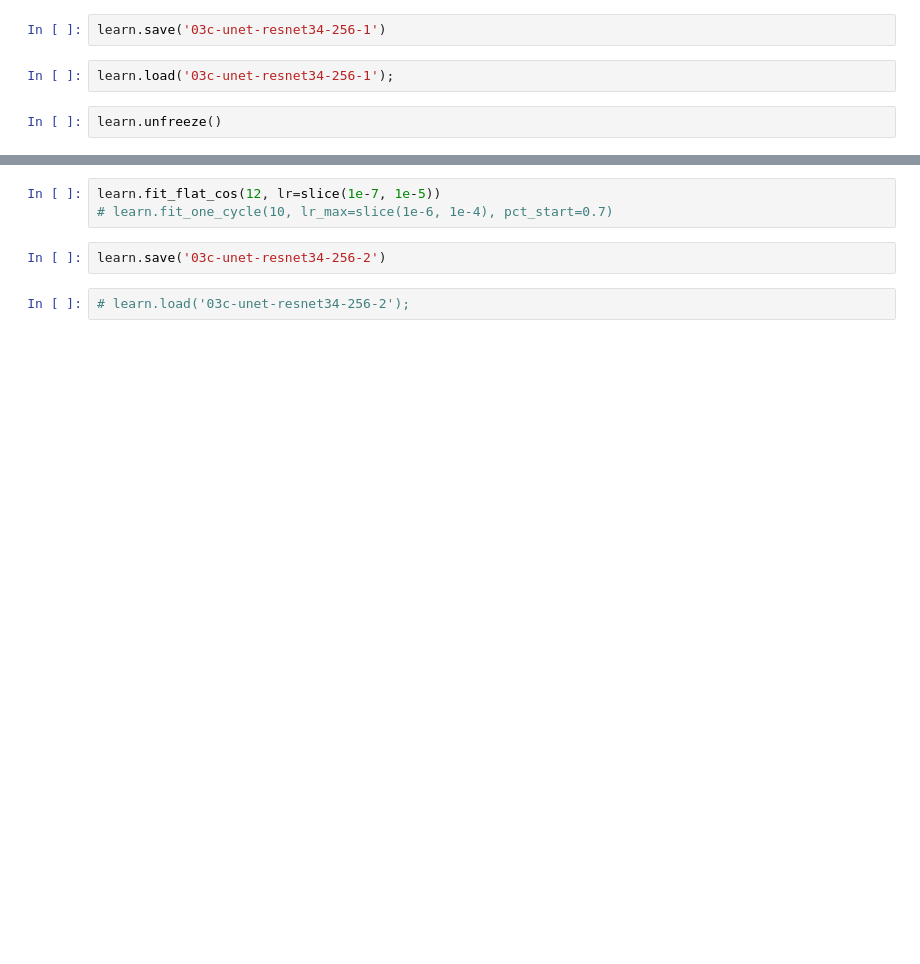
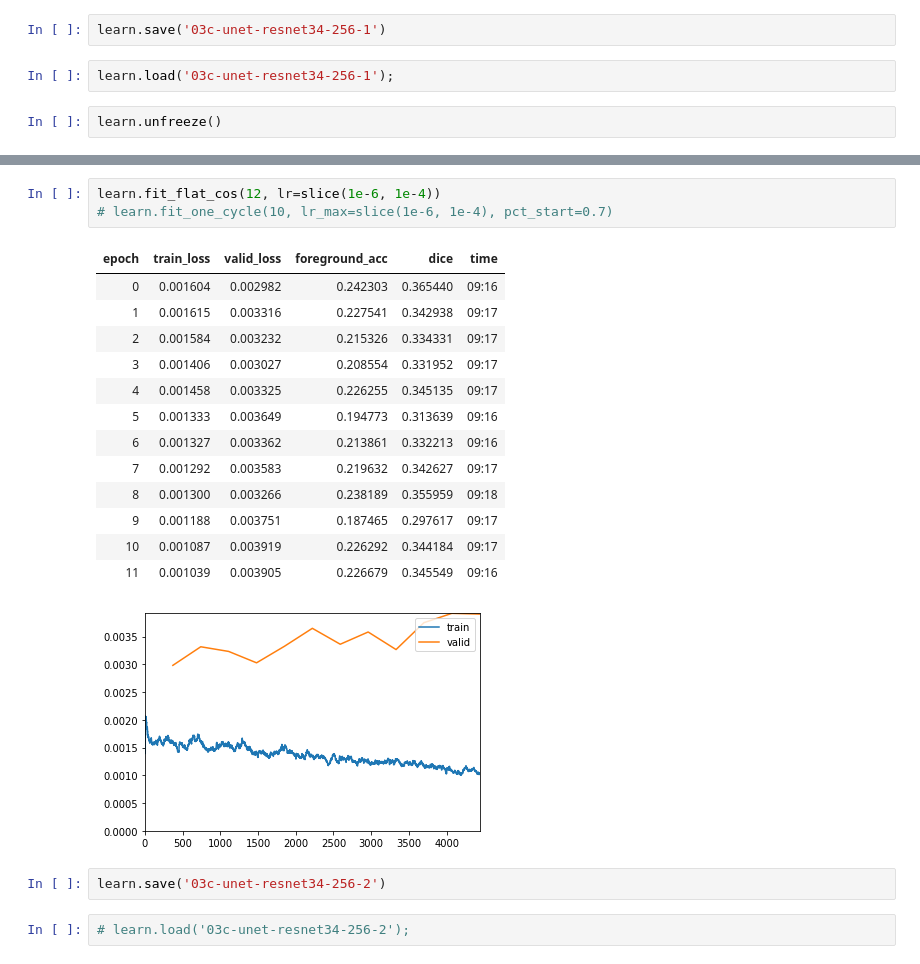
Before and after one commit to mrkcmd/bualabs, a Jupyter notebook: nbs/03c_image_segmentation_siim_acr_pneumothorax_fastai2.ipynb, the cells around one changed output, grey strips where cells are left out. Cells and saved outputs as stored; diff of their text form; blank space fills up the shorter version.

```diff
--- a/nbs/03c_image_segmentation_siim_acr_pneumothorax_fastai2.ipynb
+++ b/nbs/03c_image_segmentation_siim_acr_pneumothorax_fastai2.ipynb
@@ -563,6 +615,21 @@ learn.lr_find()
 # %%
-learn.fit_flat_cos(12, lr=slice(1e-7, 1e-5))
+learn.fit_flat_cos(12, lr=slice(1e-6, 1e-4))
 # learn.fit_one_cycle(10, lr_max=slice(1e-6, 1e-4), pct_start=0.7)
+# %% [output]
+| epoch | train_loss | valid_loss | foreground_acc | dice | time |
+| 0 | 0.001604 | 0.002982 | 0.242303 | 0.365440 | 09:16 |
+| 1 | 0.001615 | 0.003316 | 0.227541 | 0.342938 | 09:17 |
+| 2 | 0.001584 | 0.003232 | 0.215326 | 0.334331 | 09:17 |
+| 3 | 0.001406 | 0.003027 | 0.208554 | 0.331952 | 09:17 |
+| 4 | 0.001458 | 0.003325 | 0.226255 | 0.345135 | 09:17 |
+| 5 | 0.001333 | 0.003649 | 0.194773 | 0.313639 | 09:16 |
+| 6 | 0.001327 | 0.003362 | 0.213861 | 0.332213 | 09:16 |
+| 7 | 0.001292 | 0.003583 | 0.219632 | 0.342627 | 09:17 |
+| 8 | 0.001300 | 0.003266 | 0.238189 | 0.355959 | 09:18 |
+| 9 | 0.001188 | 0.003751 | 0.187465 | 0.297617 | 09:17 |
+| 10 | 0.001087 | 0.003919 | 0.226292 | 0.344184 | 09:17 |
+| 11 | 0.001039 | 0.003905 | 0.226679 | 0.345549 | 09:16 |
+[figure, added]
 # %%
 learn.save('03c-unet-resnet34-256-2')
 # %%
```
Also changed, not shown: parts of 16 cells of this notebook.
